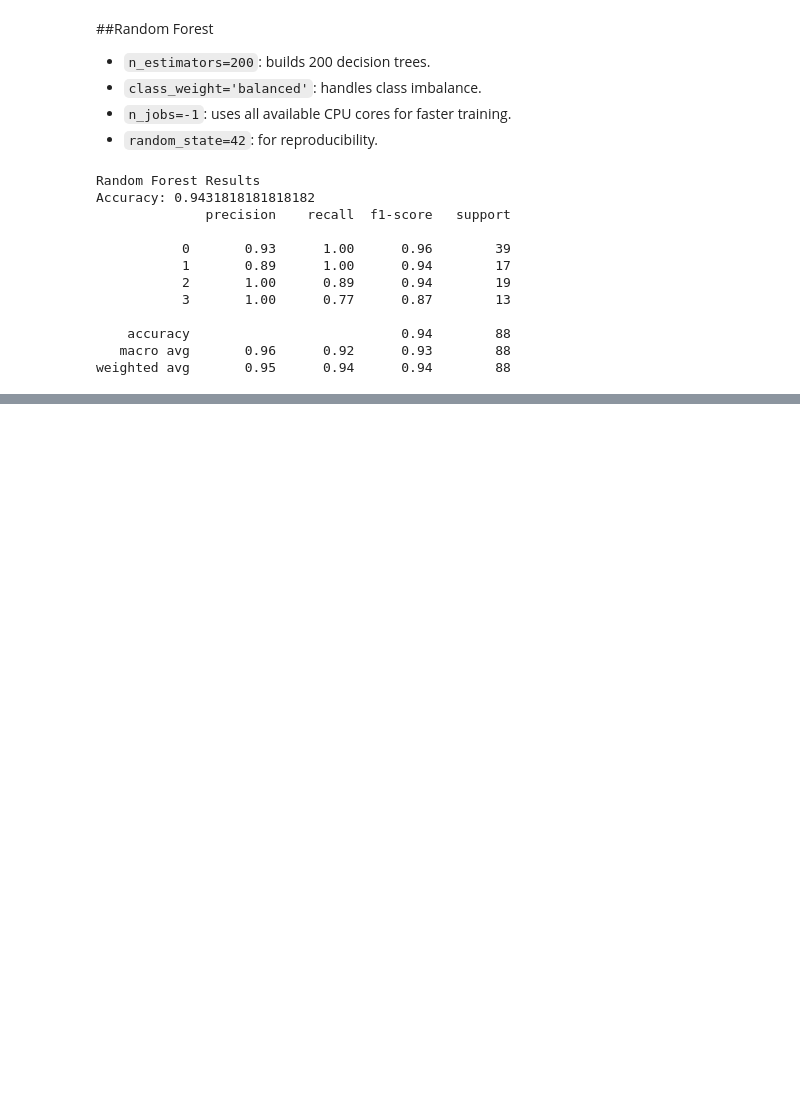
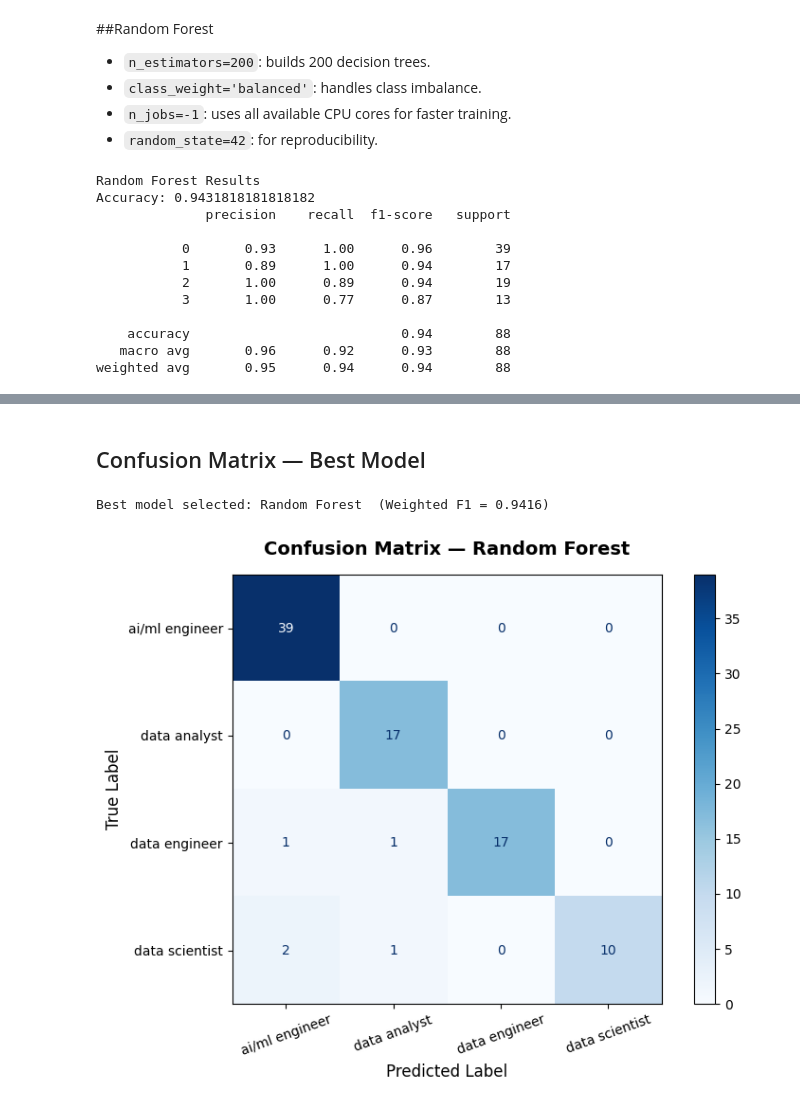
Before and after one commit to SaraAljuraybah/saudi-tech-job-skills-analysis, a Jupyter notebook: notebooks/Modelling and Communication.ipynb, the cells around one changed output, grey strips where cells are left out. Cells and saved outputs as stored; diff of their text form; code cells hidden in the pictures; blank space fills up the shorter version.

```diff
--- a/notebooks/Modelling and Communication.ipynb
+++ b/notebooks/Modelling and Communication.ipynb
@@ -471,0 +544,43 @@ weighted avg       0.95      0.94      0.94        88
+# %% [markdown]
+## Confusion Matrix — Best Model
+# %%
+import matplotlib.pyplot as plt
+import matplotlib.ticker as ticker
+from sklearn.metrics import ConfusionMatrixDisplay, confusion_matrix
+import numpy as np
+
+# -------------------------------------------------------------------
+# Automatically detect the best model based on Weighted F1-Score
+# -------------------------------------------------------------------
+
+scores = {
+    'Logistic Regression': (f1_log, y_pred_log),
+    'Decision Tree':        (f1_dt,  y_pred_dt),
+    'Random Forest':        (f1_rf,  y_pred_rf),
+}
+
+best_name = max(scores, key=lambda k: scores[k][0])
+best_f1, best_preds = scores[best_name]
+
+print(f"Best model selected: {best_name}  (Weighted F1 = {best_f1:.4f})")
+
+# -------------------------------------------------------------------
+# Plot confusion matrix for the best model
+# -------------------------------------------------------------------
+
+cm = confusion_matrix(y_test, best_preds)
+class_names = le.classes_
+
+fig, ax = plt.subplots(figsize=(8, 6))
+disp = ConfusionMatrixDisplay(confusion_matrix=cm, display_labels=class_names)
+disp.plot(ax=ax, colorbar=True, cmap='Blues', xticks_rotation=20)
+
+ax.set_title(f'Confusion Matrix — {best_name}', fontsize=14, fontweight='bold', pad=15)
+ax.set_xlabel('Predicted Label', fontsize=12)
+ax.set_ylabel('True Label', fontsize=12)
+
+plt.tight_layout()
+plt.show()
+# %% [output]
+Best model selected: Random Forest  (Weighted F1 = 0.9416)
+[figure, added]
```
Also changed, not shown: parts of 13 cells of this notebook.
